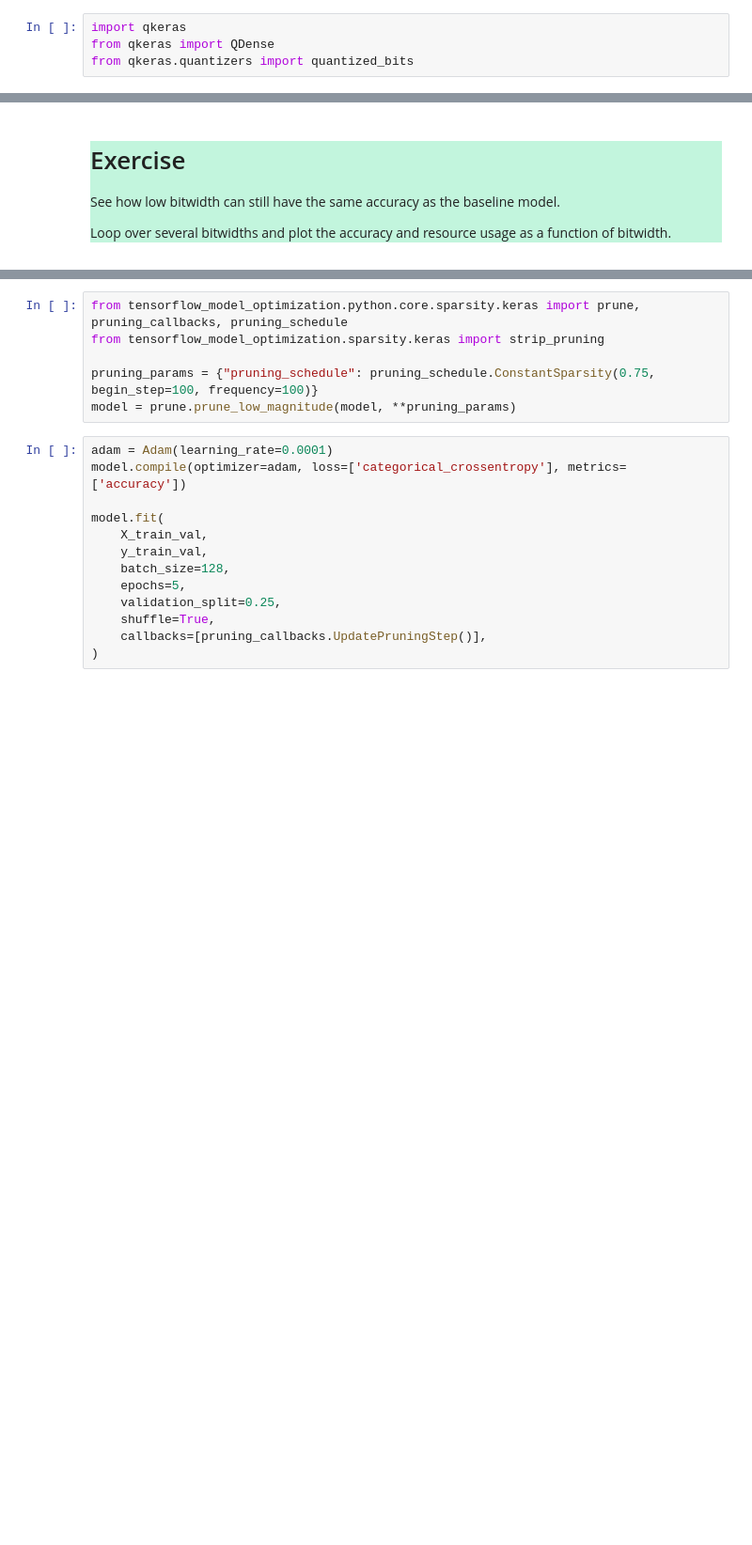
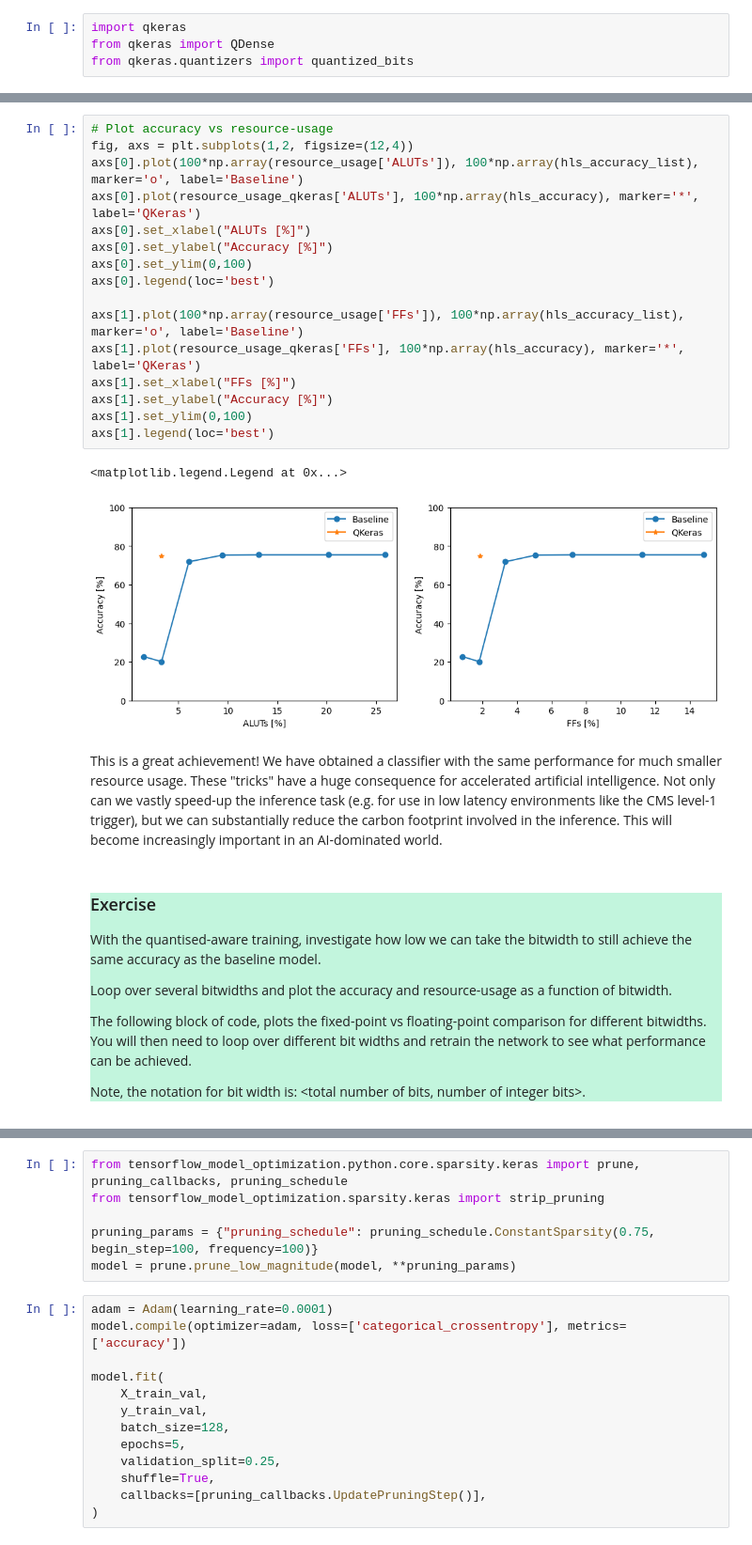
Before and after one commit to jonathon-langford/hls4ml-aims2025, a Jupyter notebook: hls4ml_introduction.ipynb, the cells around one changed output, grey strips where cells are left out. Shown at 94% size. Cells and saved outputs as stored; diff of their text form; blank space fills up the shorter version.

```diff
--- a/hls4ml_introduction.ipynb
+++ b/hls4ml_introduction.ipynb
@@ -620,11 +1003,35 @@ Segmentation fault (core dumped)
+# %%
+# Plot accuracy vs resource-usage
+fig, axs = plt.subplots(1,2, figsize=(12,4))
+axs[0].plot(100*np.array(resource_usage['ALUTs']), 100*np.array(hls_accuracy_list), marker='o', label='Baseline')
+axs[0].plot(resource_usage_qkeras['ALUTs'], 100*np.array(hls_accuracy), marker='*', label='QKeras')
+axs[0].set_xlabel("ALUTs [%]")
+axs[0].set_ylabel("Accuracy [%]")
+axs[0].set_ylim(0,100)
+axs[0].legend(loc='best')
+
+axs[1].plot(100*np.array(resource_usage['FFs']), 100*np.array(hls_accuracy_list), marker='o', label='Baseline')
+axs[1].plot(resource_usage_qkeras['FFs'], 100*np.array(hls_accuracy), marker='*', label='QKeras')
+axs[1].set_xlabel("FFs [%]")
+axs[1].set_ylabel("Accuracy [%]")
+axs[1].set_ylim(0,100)
+axs[1].legend(loc='best')
+# %% [output]
+<matplotlib.legend.Legend at 0x...>
+[figure, added]
+# %% [markdown]
+This is a great achievement! We have obtained a classifier with the same performance for much smaller resource usage. These "tricks" have a huge consequence for accelerated artificial intelligence. Not only can we vastly speed-up the inference task (e.g. for use in low latency environments like the CMS level-1 trigger), but we can substantially reduce the carbon footprint involved in the inference. This will become increasingly important in an AI-dominated world.
 # %% [markdown]
 <div style="background-color:#C2F5DD">
 
+### Exercise
 
-# Exercise
+With the quantised-aware training, investigate how low we can take the bitwidth to still achieve the same accuracy as the baseline model.
 
-See how low bitwidth can still have the same accuracy as the baseline model.
+Loop over several bitwidths and plot the accuracy and resource-usage as a function of bitwidth.
 
-Loop over several bitwidths and plot the accuracy and resource usage as a function of bitwidth.
+The following block of code, plots the fixed-point vs floating-point comparison for different bitwidths. You will then need to loop over different bit widths and retrain the network to see what performance can be achieved.
+
+Note, the notation for bit width is: <total number of bits, number of integer bits>.
 
 </div>
```
Also changed, not shown: parts of 33 cells of this notebook, 1 other file.
